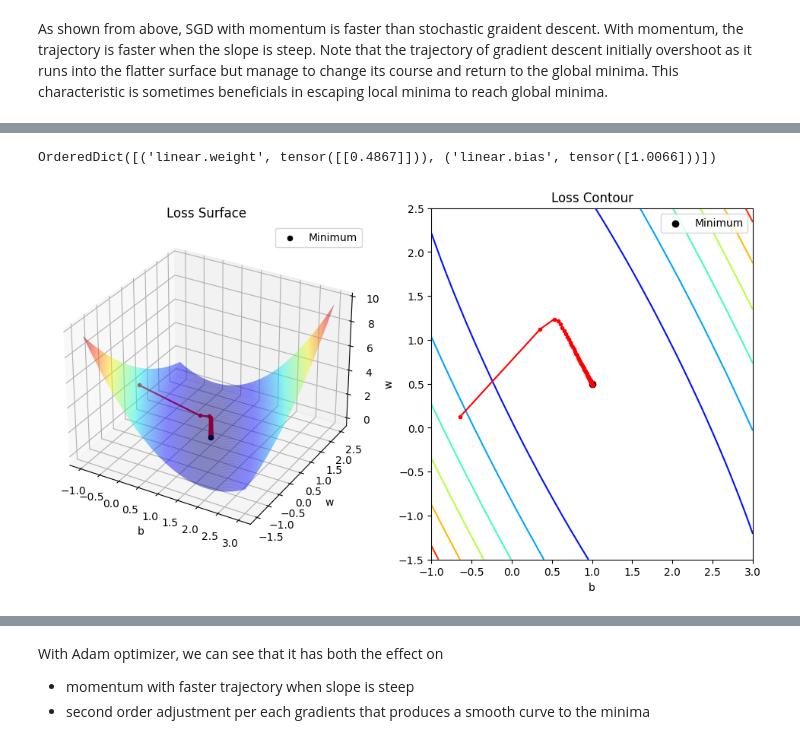
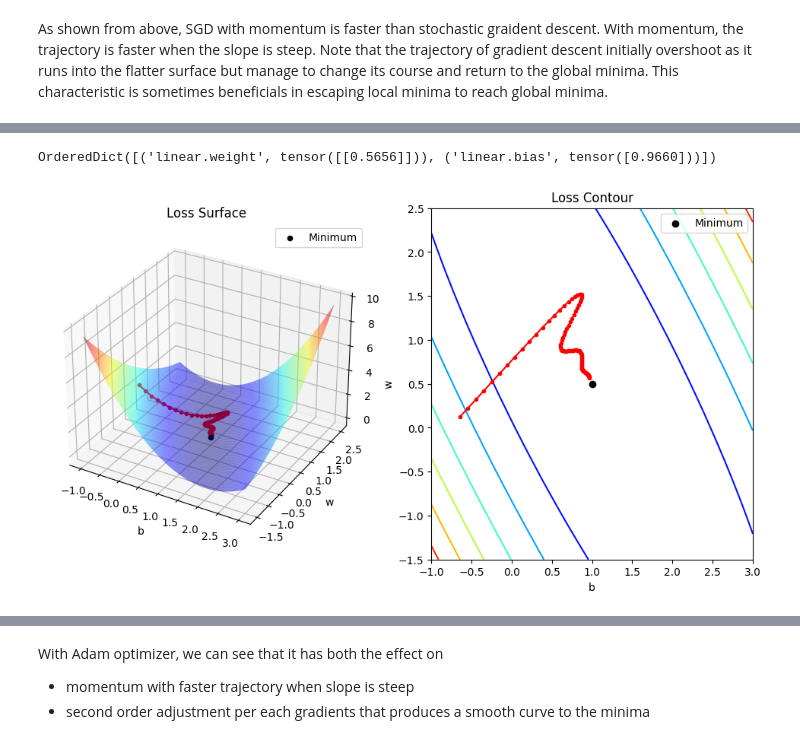
Before and after one commit to ronald-hk-chung/ssnotebook, a Jupyter notebook: basics_of_neural_network/lr_and_optimizer.ipynb, the cells around one changed output, grey strips where cells are left out. Drawn from its saved outputs; the diff is of its cells as text; code cells hidden in the pictures.

```diff
--- a/basics_of_neural_network/lr_and_optimizer.ipynb
+++ b/basics_of_neural_network/lr_and_optimizer.ipynb
@@ -198,8 +200,9 @@ class Learner(SSTLearner):
         '''
         def fw_hook_fn(layer, inputs, outputs):
             """hook function to record reuslts of weight and bias"""
-            self.results['w'].append(layer.weight.item())
-            self.results['b'].append(layer.bias.item())
+            if self.model.training:
+                self.results['w'].append(layer.weight.item())
+                self.results['b'].append(layer.bias.item())
 
         self.attach_forward_hooks(layer_to_hook, fw_hook_fn)
 
@@ -226,6 +229,13 @@ class Learner(SSTLearner):
         ax2.scatter(b_true, w_true, c='k', label='Minimum')
         ax2.plot(self.results['b'], self.results['w'], c='r', marker='o', ms=3)
         ax2.legend();
+
+    def plot_lr(self):
+        """Plot out learning rate"""
+        plt.plot(self.results['lr'])
+        plt.xlabel('Epoch')
+        plt.ylabel('Learning rate')
+        plt.title('Average Learning Rate');
 # %% [markdown]
 ## Stochastic Gradient Descent (SGD Optimizer)
 
@@ -467,30 +670,61 @@ $$\Delta \theta_t = - \frac{\eta}{\sqrt{E[g^2]_{t,i}} + \epsilon} \cdot g_{t,i}$
+# %%
+from torch.optim import Optimizer
+
+class CustomAdam(Optimizer):
+    def __init__(self, params, lr, betas=(0.9, 0.99), eps=1e-8):
+        defaults = {'lr': lr,
+                    'betas': betas,
+                    'eps': eps}
+        super().__init__(params, defaults)
+
+        for group in self.param_groups:
+            for p in group['params']:
+                self.state[p] = {'exp_avg': torch.zeros_like(p.data),
+                                 'exp_avg_sq': torch.zeros_like(p.data),
+                                 'step': 0}
+
+    def zero_grad(self):
+        for group in self.param_groups:
+            for p in group['params']:
+                p.grad = None
+
+    def step(self):
+        for group in self.param_groups:
+            for p in group['params']:
+                self.state[p]['step'] += 1
+                self.state[p]['exp_avg'] = group['betas'][0] * self.state[p]['exp_avg'] + (1 - group['betas'][0]) * p.grad.data
+                self.state[p]['exp_avg_sq'] = group['betas'][1] * self.state[p]['exp_avg_sq'] + (1 - group['betas'][1]) * p.grad.data ** 2
+                exp_avg_corrected = self.state[p]['exp_avg'] / (1 - group['betas'][0] ** self.state[p]['step'])
+                exp_avg_sq_corrected = self.state[p]['exp_avg_sq'] / (1 - group['betas'][1] ** self.state[p]['step'])
+                p.data -= group['lr'] * exp_avg_corrected / (exp_avg_sq_corrected.sqrt() + group['eps'])
 # %%
 # Set manual seed
 torch.manual_seed(20)
 
 model = LinearRegression()
-optimizer = torch.optim.RMSprop(params=model.parameters(), lr=0.1)
+# optimizer = torch.optim.Adam(params=model.parameters(), lr=0.1)
+optimizer = CustomAdam(params=model.parameters(), lr=0.1)
 loss_fn = nn.MSELoss()
 
 learner = Learner(model=model,
                   loss_fn=loss_fn,
                   optimizer=optimizer,
                   train_dataloader=dl)
 
 # Adding forward hook to linear to record parameters
 learner.capture_parameters(['linear'])
 
 # Train for 100 epochs
 learner.train(100, verbose=0)
 
 # Remove all hooks for further calculation
 learner.remove_hooks()
 
 # Print out state dict to show results
 print(learner.model.state_dict())
 
 # Plot out path taken
 learner.plot_path()
 # %% [output]
-OrderedDict([('linear.weight', tensor([[0.4867]])), ('linear.bias', tensor([1.0066]))])
+OrderedDict([('linear.weight', tensor([[0.5656]])), ('linear.bias', tensor([0.9660]))])
-[figure, old version]
+[figure, new version]
```
Also changed, not shown: parts of 31 cells of this notebook.
